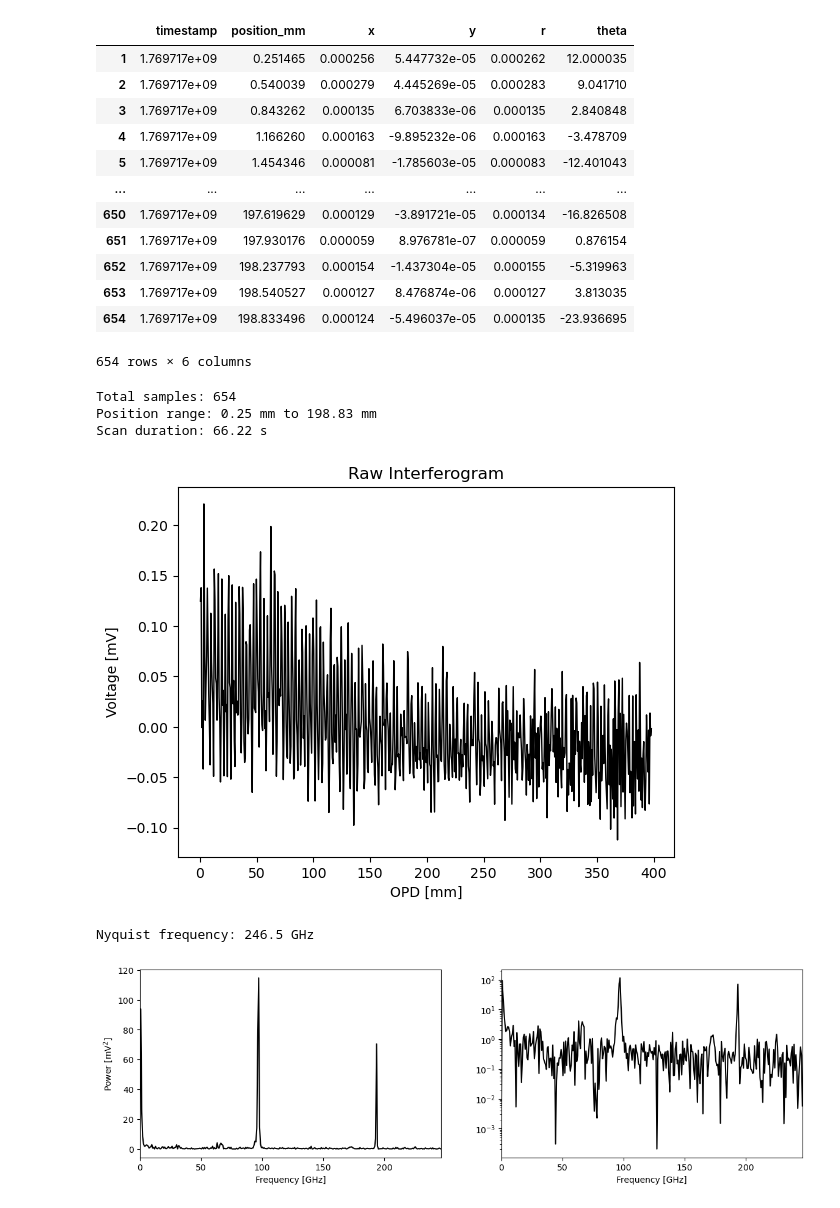
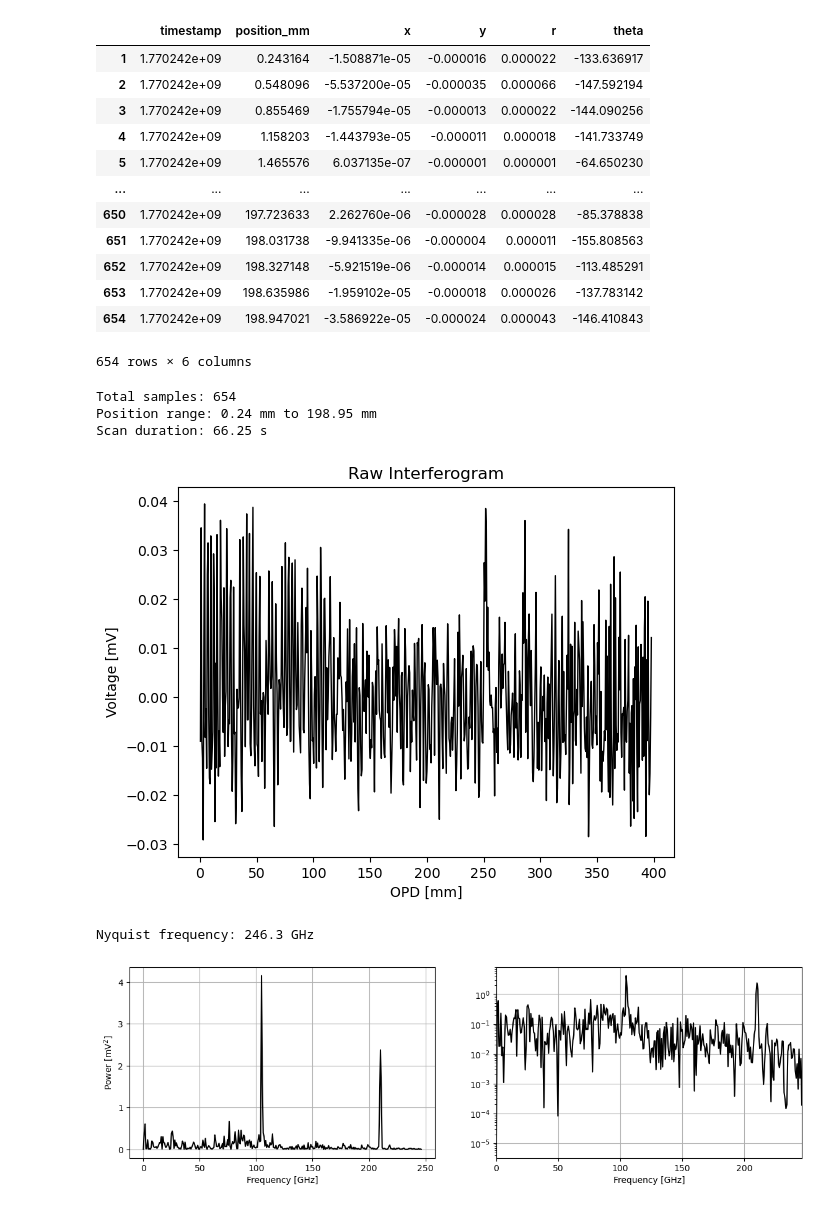
Before and after one commit to darbymccauley/cryo_fts, a Jupyter notebook: notebooks/cont_fourier_analysis.ipynb, the cells around one changed output. Cells and saved outputs as stored; diff of their text form; code cells hidden in the pictures.

Commit message:
octupler testing data

```diff
--- a/notebooks/cont_fourier_analysis.ipynb
+++ b/notebooks/cont_fourier_analysis.ipynb
@@ -10,24 +10,24 @@ import pandas as pd
 
 %matplotlib inline
 # %%
-DATA_DIR = '../data/scan_data/'
-DATA_FILE = '20260129_135554.csv'
-data = pd.read_csv(os.path.join(DATA_DIR, DATA_FILE))
+DATA_DIR = '../data/scan_data/taurus_band_tests'
+DATA_FILE = '20260204_155051.csv'
+data = pd.read_csv(os.path.join(DATA_DIR, DATA_FILE), comment = '#')
 data = data.drop(index=0)
 data
 # %% [output]
 |  | timestamp | position_mm | x | y | r | theta |
-| 1 | 1.769717e+09 | 0.251465 | 0.000256 | 5.447732e-05 | 0.000262 | 12.000035 |
-| 2 | 1.769717e+09 | 0.540039 | 0.000279 | 4.445269e-05 | 0.000283 | 9.041710 |
-| 3 | 1.769717e+09 | 0.843262 | 0.000135 | 6.703833e-06 | 0.000135 | 2.840848 |
-| 4 | 1.769717e+09 | 1.166260 | 0.000163 | -9.895232e-06 | 0.000163 | -3.478709 |
-| 5 | 1.769717e+09 | 1.454346 | 0.000081 | -1.785603e-05 | 0.000083 | -12.401043 |
+| 1 | 1.770242e+09 | 0.243164 | -1.508871e-05 | -0.000016 | 0.000022 | -133.636917 |
+| 2 | 1.770242e+09 | 0.548096 | -5.537200e-05 | -0.000035 | 0.000066 | -147.592194 |
+| 3 | 1.770242e+09 | 0.855469 | -1.755794e-05 | -0.000013 | 0.000022 | -144.090256 |
+| 4 | 1.770242e+09 | 1.158203 | -1.443793e-05 | -0.000011 | 0.000018 | -141.733749 |
+| 5 | 1.770242e+09 | 1.465576 | 6.037135e-07 | -0.000001 | 0.000001 | -64.650230 |
 | ... | ... | ... | ... | ... | ... | ... |
-| 650 | 1.769717e+09 | 197.619629 | 0.000129 | -3.891721e-05 | 0.000134 | -16.826508 |
-| 651 | 1.769717e+09 | 197.930176 | 0.000059 | 8.976781e-07 | 0.000059 | 0.876154 |
-| 652 | 1.769717e+09 | 198.237793 | 0.000154 | -1.437304e-05 | 0.000155 | -5.319963 |
-| 653 | 1.769717e+09 | 198.540527 | 0.000127 | 8.476874e-06 | 0.000127 | 3.813035 |
-| 654 | 1.769717e+09 | 198.833496 | 0.000124 | -5.496037e-05 | 0.000135 | -23.936695 |
+| 650 | 1.770242e+09 | 197.723633 | 2.262760e-06 | -0.000028 | 0.000028 | -85.378838 |
+| 651 | 1.770242e+09 | 198.031738 | -9.941335e-06 | -0.000004 | 0.000011 | -155.808563 |
+| 652 | 1.770242e+09 | 198.327148 | -5.921519e-06 | -0.000014 | 0.000015 | -113.485291 |
+| 653 | 1.770242e+09 | 198.635986 | -1.959102e-05 | -0.000018 | 0.000026 | -137.783142 |
+| 654 | 1.770242e+09 | 198.947021 | -3.586922e-05 | -0.000024 | 0.000043 | -146.410843 |
 654 rows × 6 columns
 # %%
 TIMESTAMPS = data['timestamp'].values * u.s
@@ -42,8 +42,8 @@ print(f"Position range: {POS.min():.2f} to {POS.max():.2f}")
 print(f"Scan duration: {(TIMESTAMPS[-1] - TIMESTAMPS[0]):.2f}")
 # %% [output]
 Total samples: 654
-Position range: 0.25 mm to 198.83 mm
-Scan duration: 66.22 s
+Position range: 0.24 mm to 198.95 mm
+Scan duration: 66.25 s
 # %%
 OPD = POS * 2
 I = (R - np.mean(R)).to(u.mV)
@@ -57,7 +57,7 @@ plt.ylabel(f'Voltage [{I.unit}]')
 plt.xlabel(f'OPD [{OPD.unit}]')
 plt.show()
 # %% [output]
-[figure, old version]
+[figure, new version]
 # %%
 SPECTRUM = np.fft.rfft(I_INTERP)
 POWER = np.abs(SPECTRUM)**2
@@ -68,21 +68,23 @@ FREQS = WAVENUMBERS.to(u.GHz, equivalencies=u.spectral())
 nyq_freq = (const.c / (2 * np.diff(OPD_INTERP).mean())).to(u.GHz)
 print(f"Nyquist frequency: {nyq_freq:.1f}")
 # %% [output]
-Nyquist frequency: 246.5 GHz
+Nyquist frequency: 246.3 GHz
 # %%
 POWER_UNIT = r'$\mathrm{mV^2}$'
 
 %matplotlib inline
 fig, axes = plt.subplots(1, 2, figsize=(14, 4))
 
 axes[0].plot(FREQS, POWER, color='k', lw=1.5)
 axes[0].set_xlabel(rf'Frequency [{FREQS.unit}]')
 axes[0].set_ylabel(rf'Power [{POWER_UNIT}]')
-axes[0].set_xlim(0, FREQS.value.max())
+#axes[0].set_xlim(60, 100)
+axes[0].grid()
 
 axes[1].semilogy(FREQS, POWER, color='k', lw=1.5)
 axes[1].set_xlabel(rf'Frequency [{FREQS.unit}]')
 axes[1].set_xlim(0, FREQS.value.max())
+axes[1].grid()
 plt.show()
 # %% [output]
-[figure, old version]
+[figure, new version]
```
Also changed, not shown: 8 other files.
